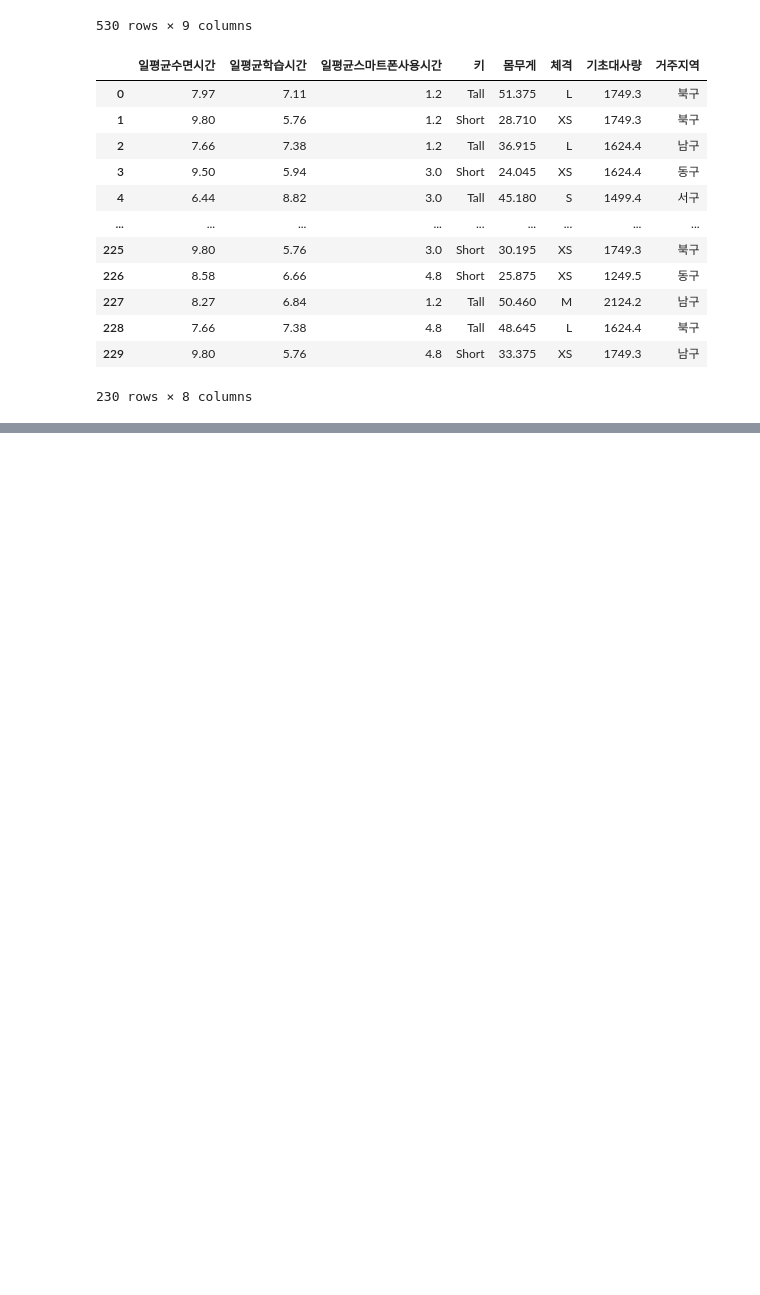
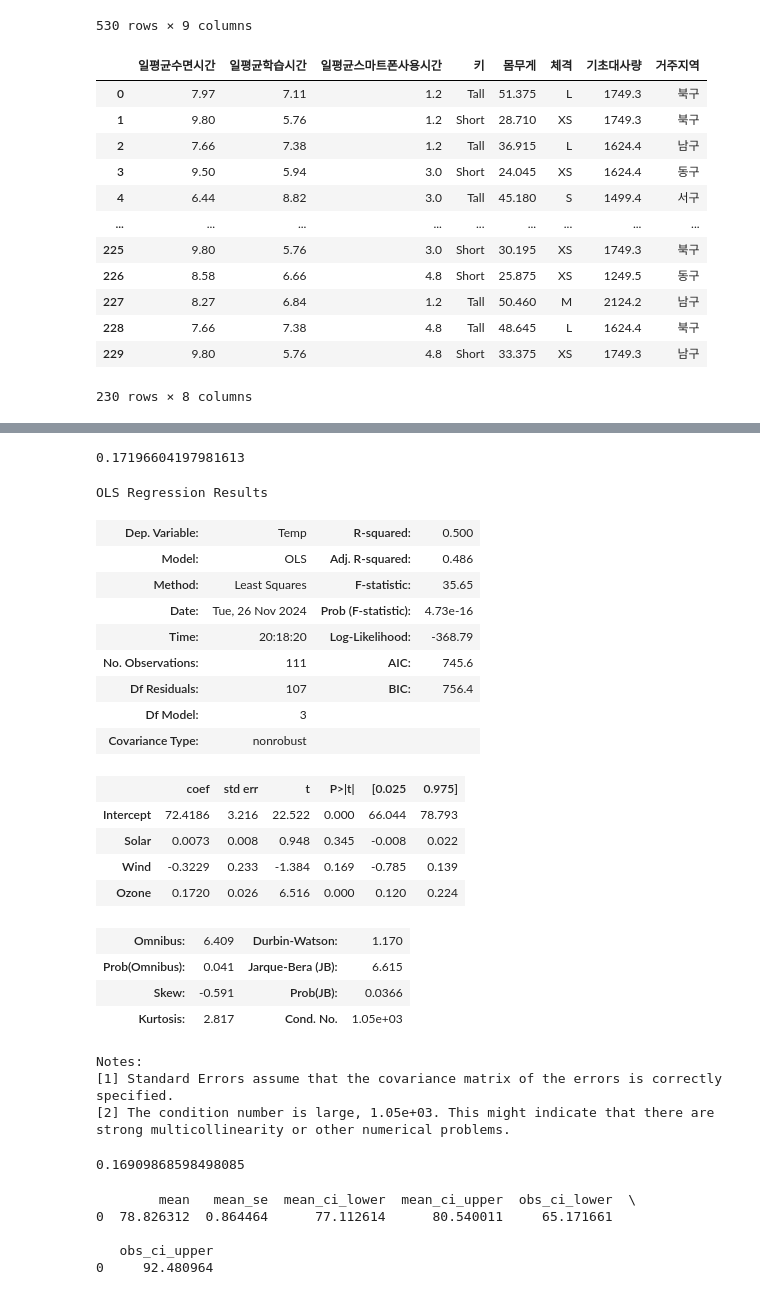
Before and after one commit to JaehwanKim00/-, a Jupyter notebook: Part06/ch01.ipynb, the cells around one changed output, grey strips where cells are left out. Drawn from its saved outputs; the diff is of its cells as text; code cells hidden in the pictures; blank space fills up the shorter version.

```diff
--- a/Part06/ch01.ipynb
+++ b/Part06/ch01.ipynb
@@ -370,0 +641,51 @@ test_df
+# %%
+from statsmodels.formula.api import ols
+
+formula = 'Temp ~ Solar+Wind+Ozone'
+model = ols(formula,data=df).fit()
+coef = model.params['Ozone']
+print(coef)
+# %% [output]
+0.17196604197981613
+# %%
+model.summary()
+# %% [output]
+OLS Regression Results
+| Dep. Variable: | Temp | R-squared: | 0.500 |
+| Model: | OLS | Adj. R-squared: | 0.486 |
+| Method: | Least Squares | F-statistic: | 35.65 |
+| Date: | Tue, 26 Nov 2024 | Prob (F-statistic): | 4.73e-16 |
+| Time: | 20:18:20 | Log-Likelihood: | -368.79 |
+| No. Observations: | 111 | AIC: | 745.6 |
+| Df Residuals: | 107 | BIC: | 756.4 |
+| Df Model: | 3 |  |  |
+| Covariance Type: | nonrobust |  |  |
+|  | coef | std err | t | P>|t| | [0.025 | 0.975] |
+| Intercept | 72.4186 | 3.216 | 22.522 | 0.000 | 66.044 | 78.793 |
+| Solar | 0.0073 | 0.008 | 0.948 | 0.345 | -0.008 | 0.022 |
+| Wind | -0.3229 | 0.233 | -1.384 | 0.169 | -0.785 | 0.139 |
+| Ozone | 0.1720 | 0.026 | 6.516 | 0.000 | 0.120 | 0.224 |
+| Omnibus: | 6.409 | Durbin-Watson: | 1.170 |
+| Prob(Omnibus): | 0.041 | Jarque-Bera (JB): | 6.615 |
+| Skew: | -0.591 | Prob(JB): | 0.0366 |
+| Kurtosis: | 2.817 | Cond. No. | 1.05e+03 |
+Notes:
+[1] Standard Errors assume that the covariance matrix of the errors is correctly specified.
+[2] The condition number is large, 1.05e+03. This might indicate that there are
+strong multicollinearity or other numerical problems.
+# %%
+pvalue = model.pvalues['Wind']
+print(pvalue)
+# %% [output]
+0.16909868598498085
+# %%
+data = pd.DataFrame({'Ozone':[45],'Solar':[150],'Wind':[7.5]})
+prediction = model.get_prediction(data)
+summary = prediction.summary_frame(alpha = 0.05)
+print(summary)
+# %% [output]
+        mean   mean_se  mean_ci_lower  mean_ci_upper  obs_ci_lower  \
+0  78.826312  0.864464      77.112614      80.540011     65.171661
+
+   obs_ci_upper
+0     92.480964
```
Also changed, not shown: parts of 28 cells of this notebook.
